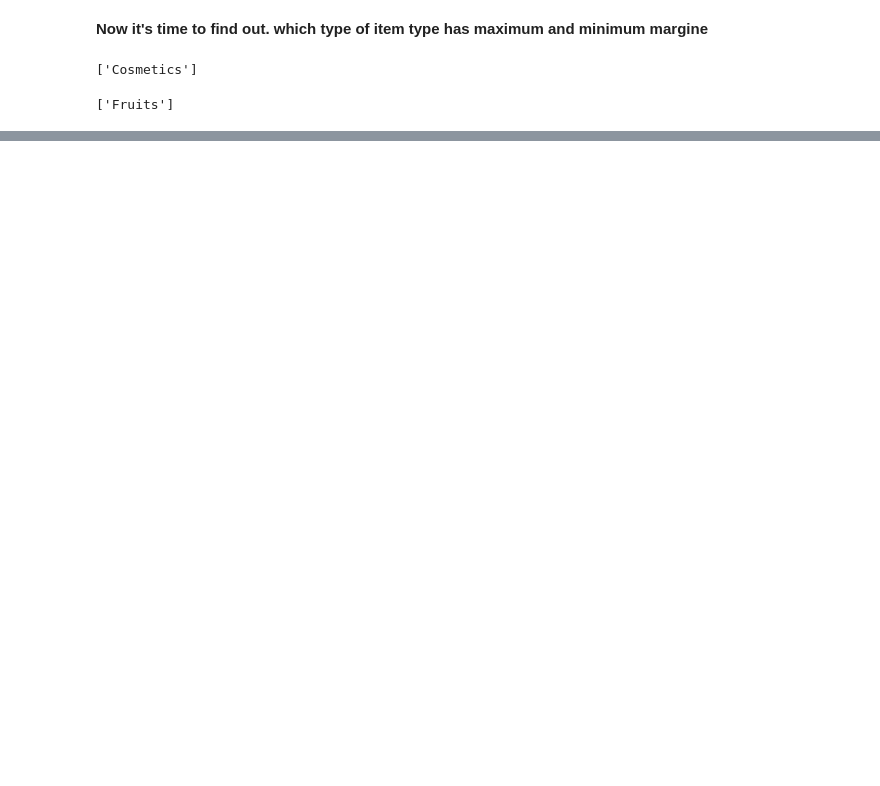
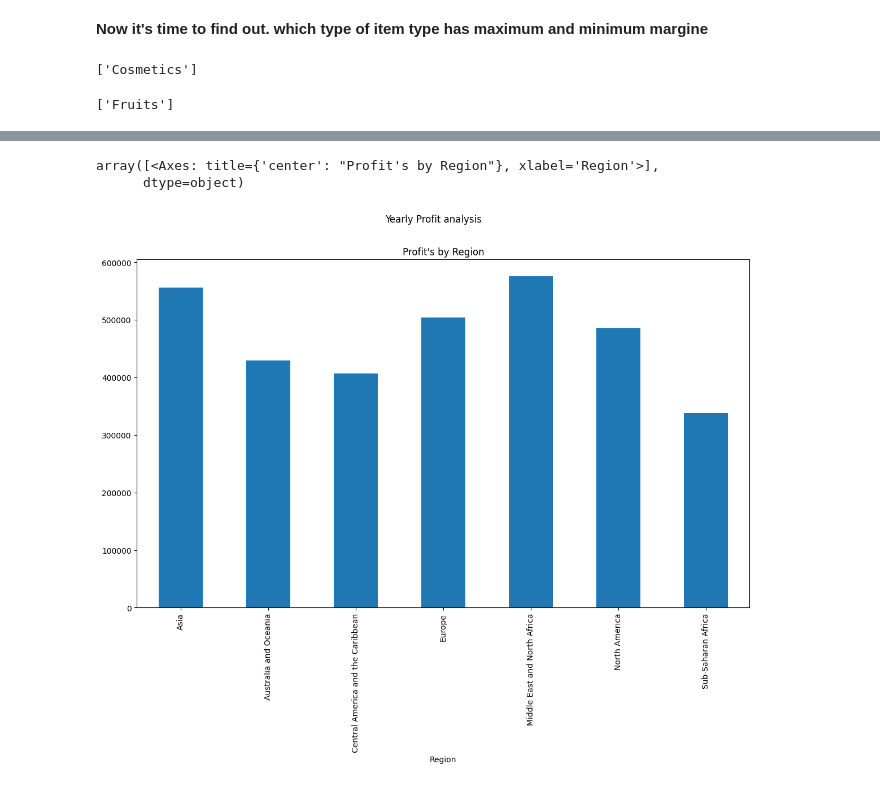
Before and after one commit to yash66gupta/Amazon-sales-data, a Jupyter notebook: amazon_sales_data.ipynb, the cells around one changed output, grey strips where cells are left out. Drawn from its saved outputs; the diff is of its cells as text; code cells hidden in the pictures; blank space fills up the shorter version.

```diff
--- a/amazon_sales_data.ipynb
+++ b/amazon_sales_data.ipynb
@@ -329,0 +345,8 @@ array([<Axes: ylabel='Yearly Sales'>], dtype=object)
+# %%
+Region_profit=df1.groupby('Region')["Total Profit"].mean()
+Region_profit.name = "Profit's by Region"
+Region_profit.plot.bar(x='Total Profit',y='Region',subplots= True, fontsize=10, title='Yearly Profit analysis', figsize=(14,8))
+# %% [output]
+array([<Axes: title={'center': "Profit's by Region"}, xlabel='Region'>],
+      dtype=object)
+[figure, added]
```
Also changed, not shown: parts of 7 cells of this notebook.
